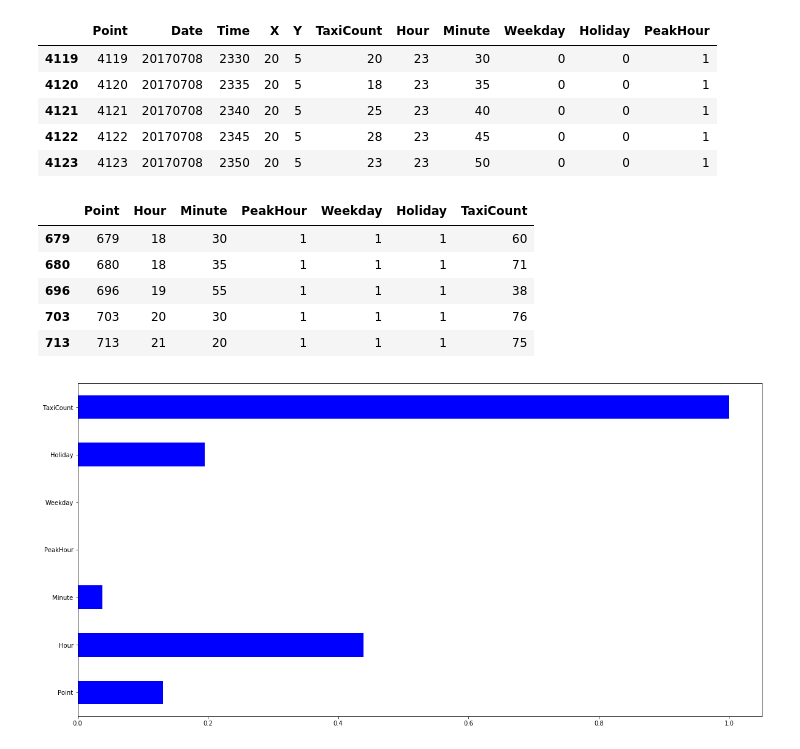
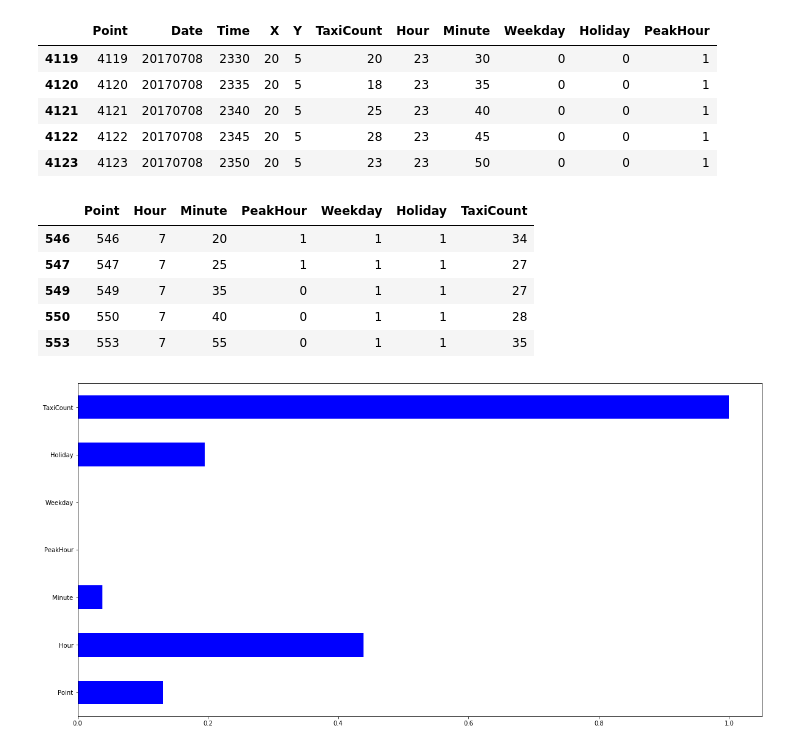
Before and after one commit to hari-allamraju/sg-taxidata, a Jupyter notebook: notebooks/Methodical study.ipynb, the cells around one changed output. Drawn from its saved outputs; the diff is of its cells as text; code cells hidden in the pictures.

```diff
--- a/notebooks/Methodical study.ipynb
+++ b/notebooks/Methodical study.ipynb
@@ -51,15 +55,15 @@ df.tail()
 h=df.quantile(q=0.8)['TaxiCount']
 l=df.quantile(q=0.2)['TaxiCount']
 # %%
-df_sub=df.query('(TaxiCount>=@l and TaxiCount<=@h) and (Hour>=18 and Hour<=12) and Weekday==1')[['Point','Hour','Minute','PeakHour','Weekday','Holiday','TaxiCount']]
+df_sub=df.query('(TaxiCount>=@l and TaxiCount<=@h) and (Hour>=6 and Hour<=12) and Weekday==1')[['Point','Hour','Minute','PeakHour','Weekday','Holiday','TaxiCount']]
 df_sub.head()
 # %% [output]
 |  | Point | Hour | Minute | PeakHour | Weekday | Holiday | TaxiCount |
-| 679 | 679 | 18 | 30 | 1 | 1 | 1 | 60 |
-| 680 | 680 | 18 | 35 | 1 | 1 | 1 | 71 |
-| 696 | 696 | 19 | 55 | 1 | 1 | 1 | 38 |
-| 703 | 703 | 20 | 30 | 1 | 1 | 1 | 76 |
-| 713 | 713 | 21 | 20 | 1 | 1 | 1 | 75 |
+| 546 | 546 | 7 | 20 | 1 | 1 | 1 | 34 |
+| 547 | 547 | 7 | 25 | 1 | 1 | 1 | 27 |
+| 549 | 549 | 7 | 35 | 0 | 1 | 1 | 27 |
+| 550 | 550 | 7 | 40 | 0 | 1 | 1 | 28 |
+| 553 | 553 | 7 | 55 | 0 | 1 | 1 | 35 |
 # %%
 corr=df_sub.corr()['TaxiCount'].plot(kind='barh',color='b')
 plt.show()
```
Also changed, not shown: parts of 6 cells of this notebook.
